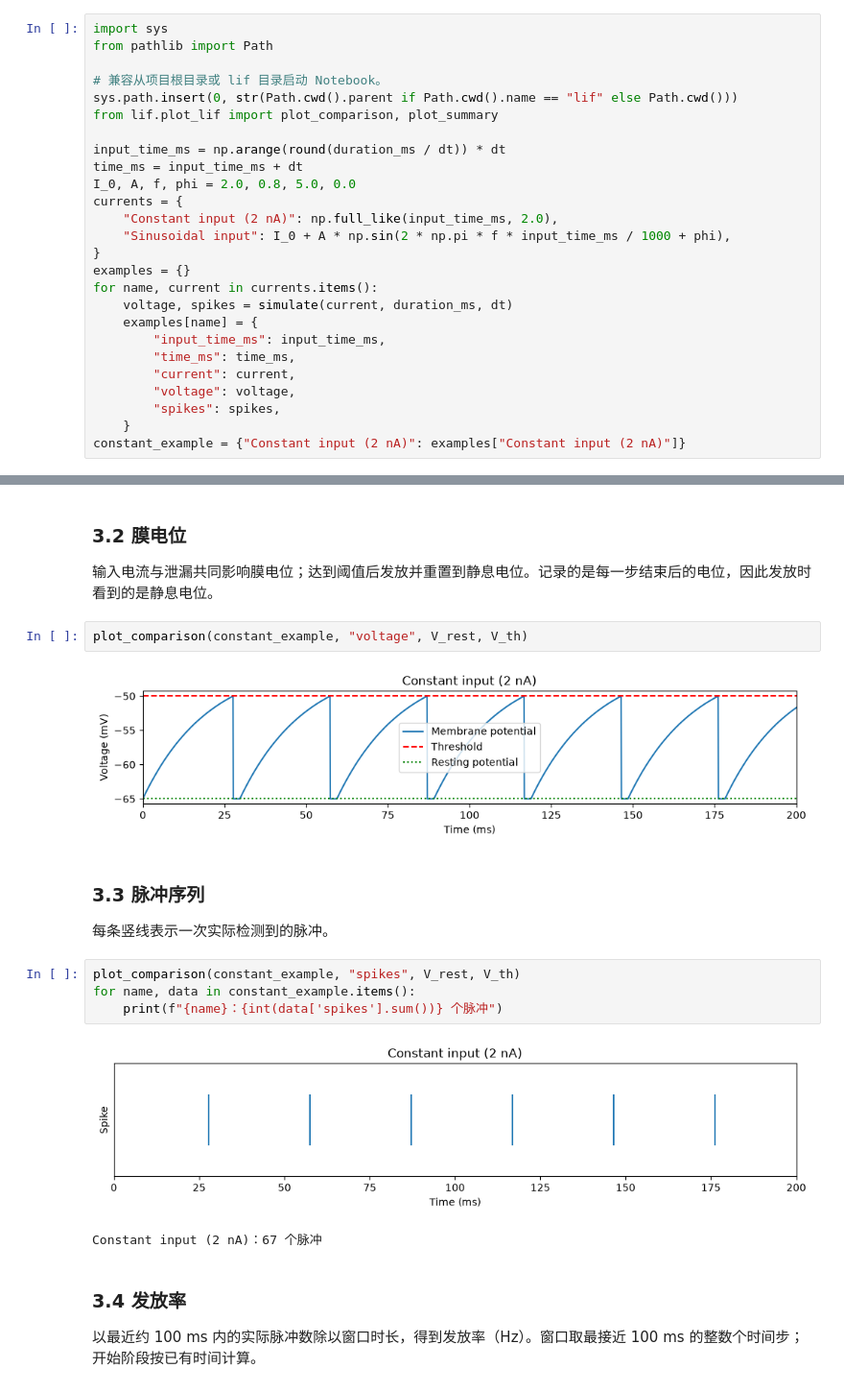
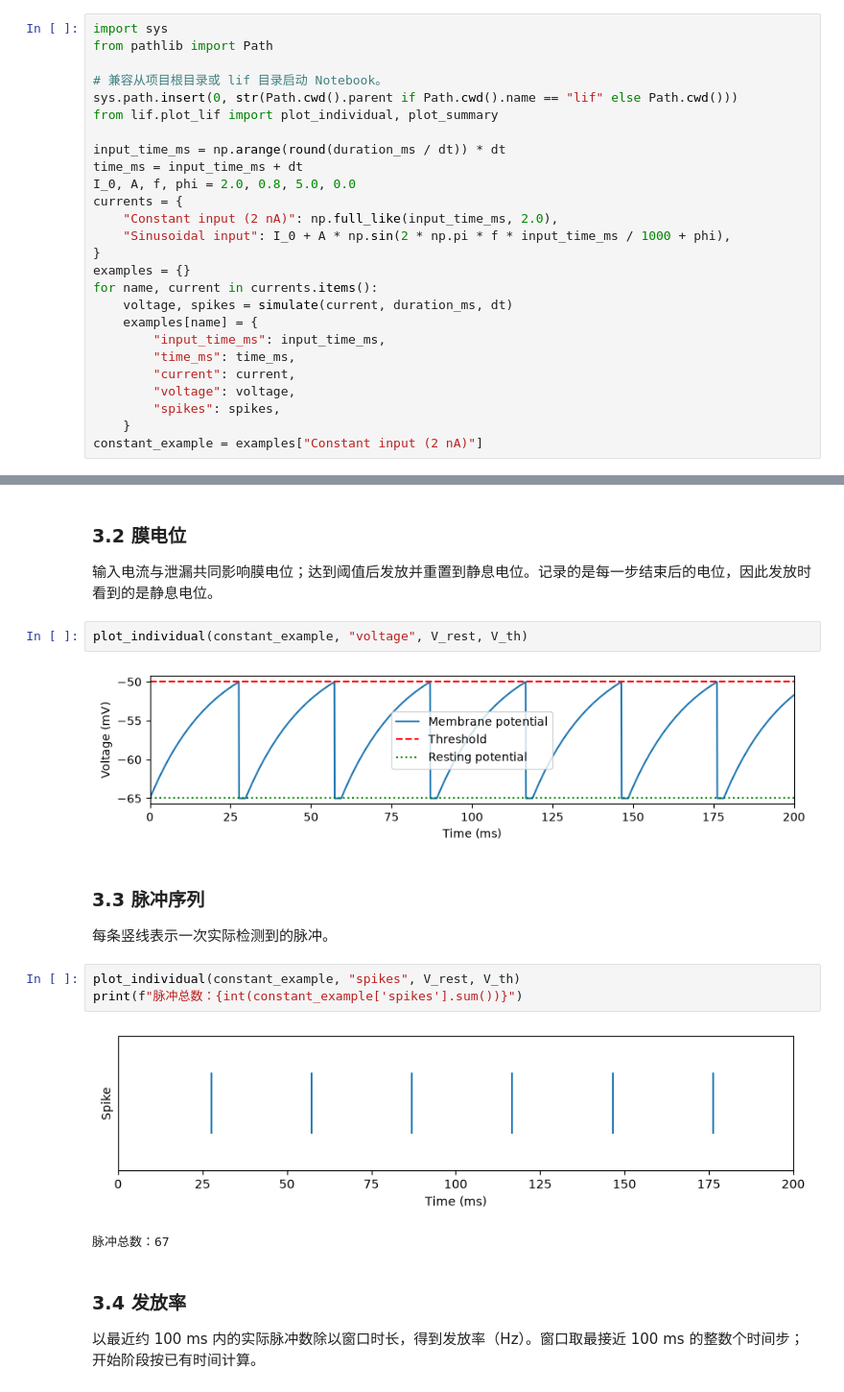
Before and after one commit to LevelDownRefine/neural-network-teaching, a Jupyter notebook: lif/task1_lif.ipynb, the cells around one changed output, grey strips where cells are left out. Shown at 96% size. Drawn from its saved outputs; the diff is of its cells as text.

Commit message:
Preserve existing single-signal figures

```diff
--- a/lif/task1_lif.ipynb
+++ b/lif/task1_lif.ipynb
@@ -147,7 +147,7 @@ from pathlib import Path
 
 # 兼容从项目根目录或 lif 目录启动 Notebook。
 sys.path.insert(0, str(Path.cwd().parent if Path.cwd().name == "lif" else Path.cwd()))
-from lif.plot_lif import plot_comparison, plot_summary
+from lif.plot_lif import plot_individual, plot_summary
 
 input_time_ms = np.arange(round(duration_ms / dt)) * dt
 time_ms = input_time_ms + dt
@@ -166,7 +166,7 @@ for name, current in currents.items():
         "voltage": voltage,
         "spikes": spikes,
     }
-constant_example = {"Constant input (2 nA)": examples["Constant input (2 nA)"]}
+constant_example = examples["Constant input (2 nA)"]
 # %% [markdown]
 ### 3.1 输入电流
 
@@ -180,20 +180,19 @@ plot_comparison(constant_example, "current", V_rest, V_th)
 
 输入电流与泄漏共同影响膜电位；达到阈值后发放并重置到静息电位。记录的是每一步结束后的电位，因此发放时看到的是静息电位。
 # %%
-plot_comparison(constant_example, "voltage", V_rest, V_th)
+plot_individual(constant_example, "voltage", V_rest, V_th)
 # %% [output]
-[figure, old version]
+[figure, new version]
 # %% [markdown]
 ### 3.3 脉冲序列
 
 每条竖线表示一次实际检测到的脉冲。
 # %%
-plot_comparison(constant_example, "spikes", V_rest, V_th)
-for name, data in constant_example.items():
-    print(f"{name}：{int(data['spikes'].sum())} 个脉冲")
+plot_individual(constant_example, "spikes", V_rest, V_th)
+print(f"脉冲总数：{int(constant_example['spikes'].sum())}")
 # %% [output]
-[figure, old version]
+[figure, new version]
-Constant input (2 nA)：67 个脉冲
+脉冲总数：67
 # %% [markdown]
 ### 3.4 发放率
 
```
Also changed, not shown: parts of 2 cells of this notebook, 1 other file.
